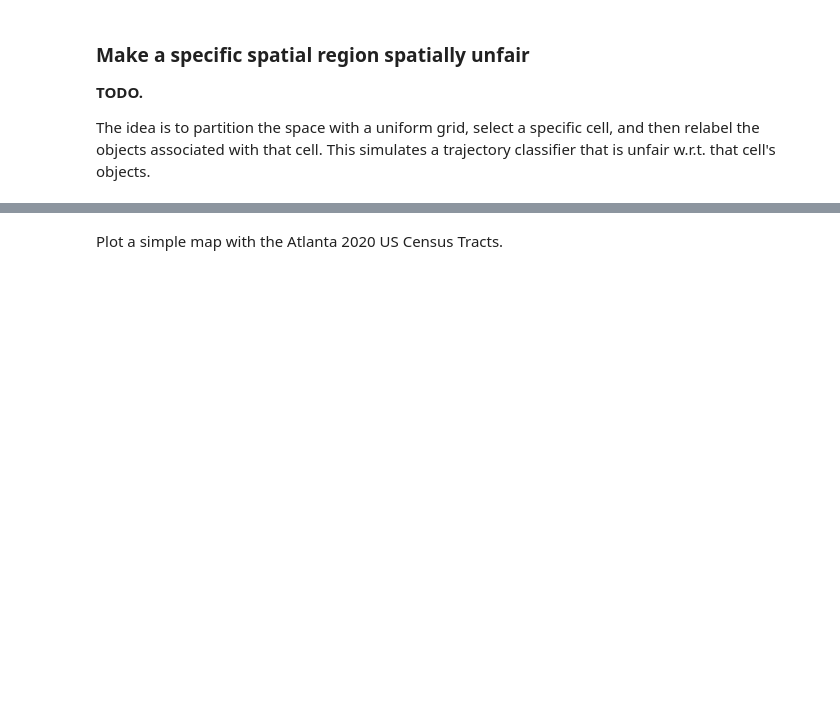
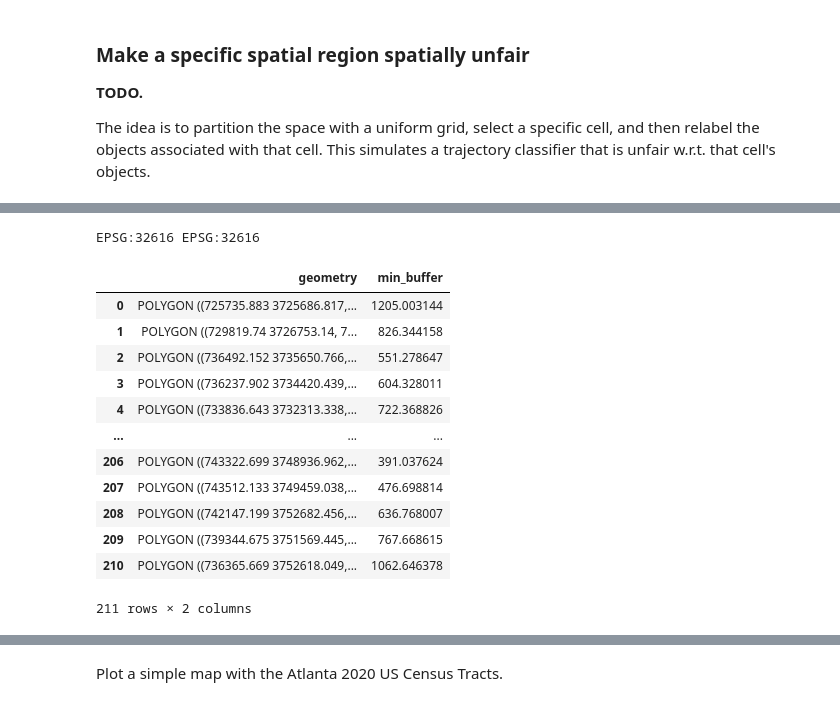
Before and after one commit to Fr4nz83/AuditMovementFairness, a Jupyter notebook: Exp 2 - Trajectory classifier synthetic unfair dataset builder.ipynb, the cells around one changed output, grey strips where cells are left out. Cells and saved outputs as stored; diff of their text form; code cells hidden in the pictures; blank space fills up the shorter version.

```diff
--- a/Exp 2 - Trajectory classifier synthetic unfair dataset builder.ipynb
+++ b/Exp 2 - Trajectory classifier synthetic unfair dataset builder.ipynb
@@ -15,0 +30,23 @@ atlanta_tracts
+# %%
+# Estimate a metric CRS we can use for the area covered by the geodataframe.
+orig_crs = atlanta_tracts.crs
+metric_crs = atlanta_tracts.estimate_utm_crs()
+print(orig_crs, metric_crs)
+
+atlanta_tracts.to_crs(metric_crs, inplace=True)
+atlanta_tracts['min_buffer'] = atlanta_tracts.geometry.maximum_inscribed_circle().length
+# %% [output]
+EPSG:32616 EPSG:32616
+|  | geometry | min_buffer |
+| 0 | POLYGON ((725735.883 3725686.817,... | 1205.003144 |
+| 1 | POLYGON ((729819.74 3726753.14, 7... | 826.344158 |
+| 2 | POLYGON ((736492.152 3735650.766,... | 551.278647 |
+| 3 | POLYGON ((736237.902 3734420.439,... | 604.328011 |
+| 4 | POLYGON ((733836.643 3732313.338,... | 722.368826 |
+| ... | ... | ... |
+| 206 | POLYGON ((743322.699 3748936.962,... | 391.037624 |
+| 207 | POLYGON ((743512.133 3749459.038,... | 476.698814 |
+| 208 | POLYGON ((742147.199 3752682.456,... | 636.768007 |
+| 209 | POLYGON ((739344.675 3751569.445,... | 767.668615 |
+| 210 | POLYGON ((736365.669 3752618.049,... | 1062.646378 |
+211 rows × 2 columns
```
Also changed, not shown: parts of 5 cells of this notebook.
